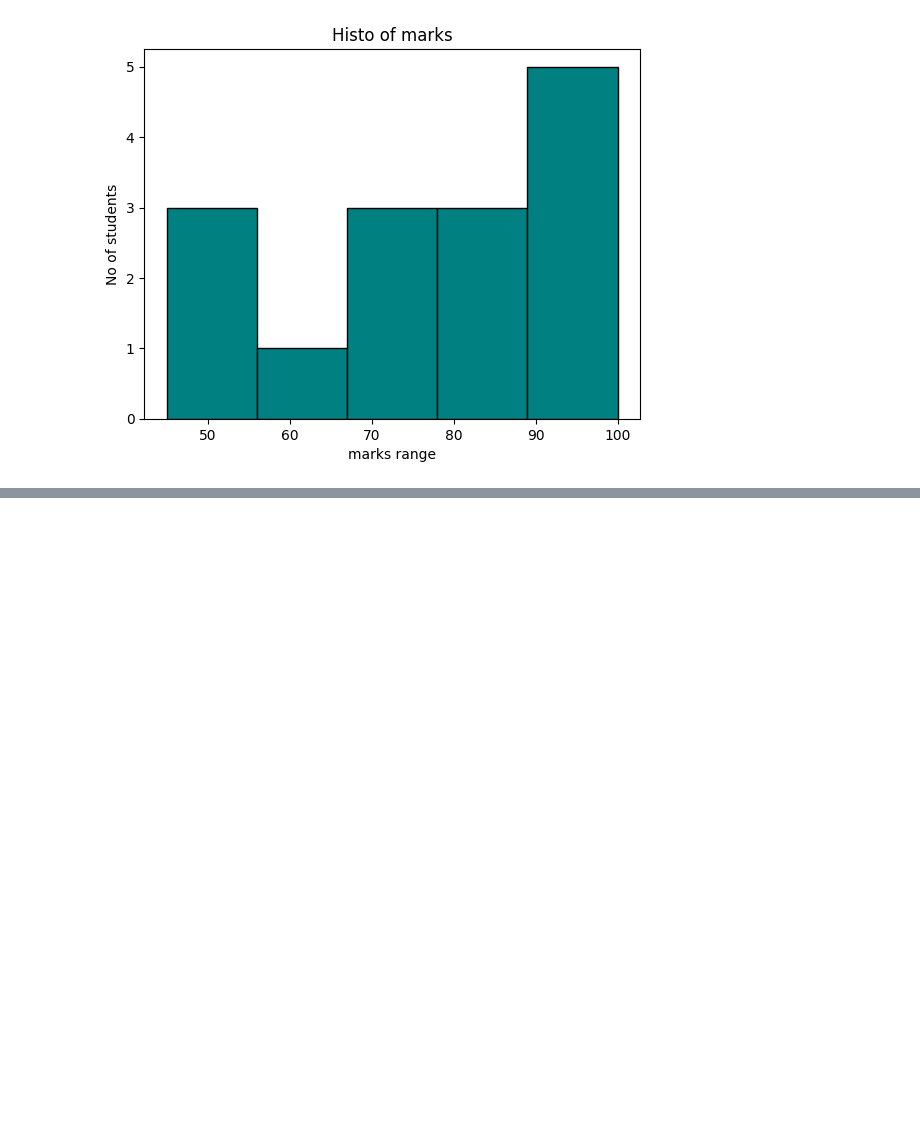
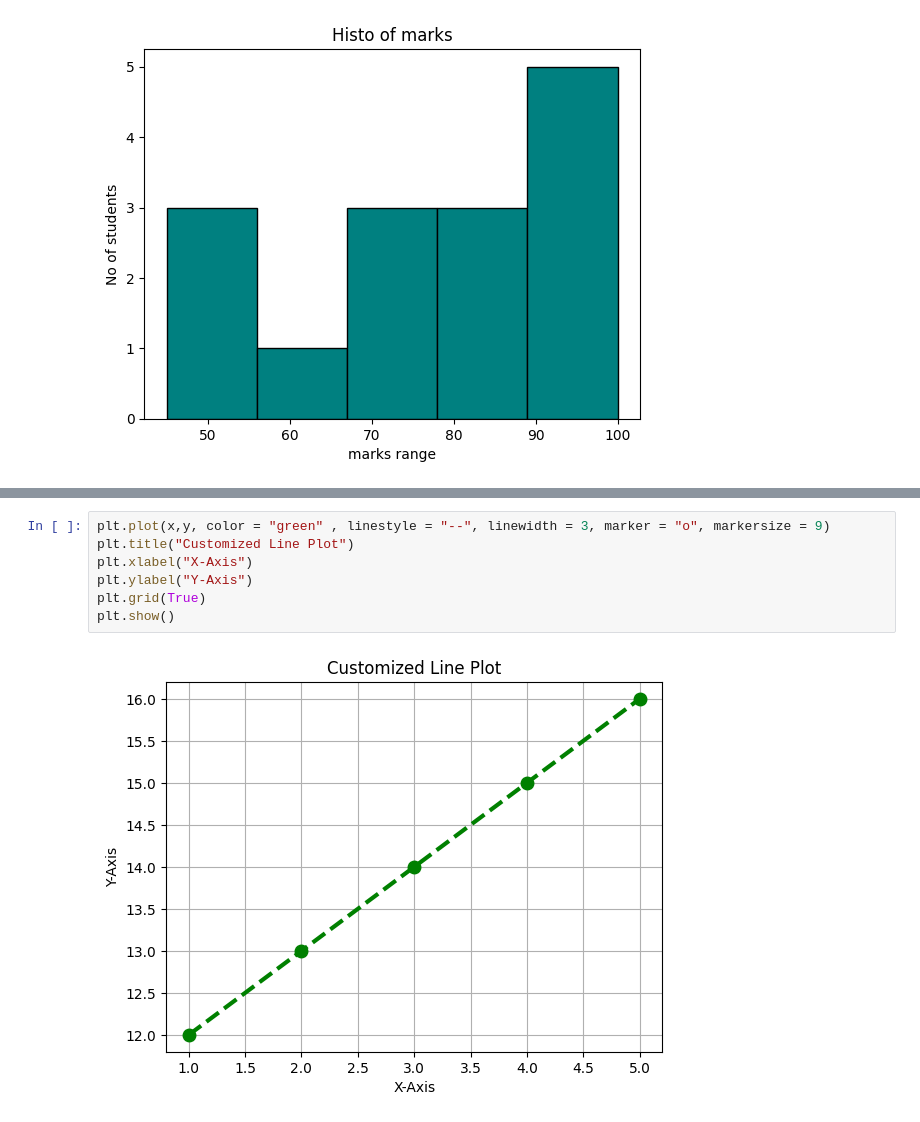
Before and after one commit to Shambhuraje1919/Machine_Learning_Paractice, a Jupyter notebook: package/python_Basics.ipynb, the cells around one changed output, grey strips where cells are left out. Saved outputs shown, nothing was run; the diff lists cells and outputs as text; blank space fills up the shorter version.

```diff
--- a/package/python_Basics.ipynb
+++ b/package/python_Basics.ipynb
@@ -264,0 +293,9 @@ plt.show()
+# %%
+plt.plot(x,y, color = "green" , linestyle = "--", linewidth = 3, marker = "o", markersize = 9)
+plt.title("Customized Line Plot")
+plt.xlabel("X-Axis")
+plt.ylabel("Y-Axis")
+plt.grid(True)
+plt.show()
+# %% [output]
+[figure, added]
```
Also changed, not shown: parts of 5 cells of this notebook.
